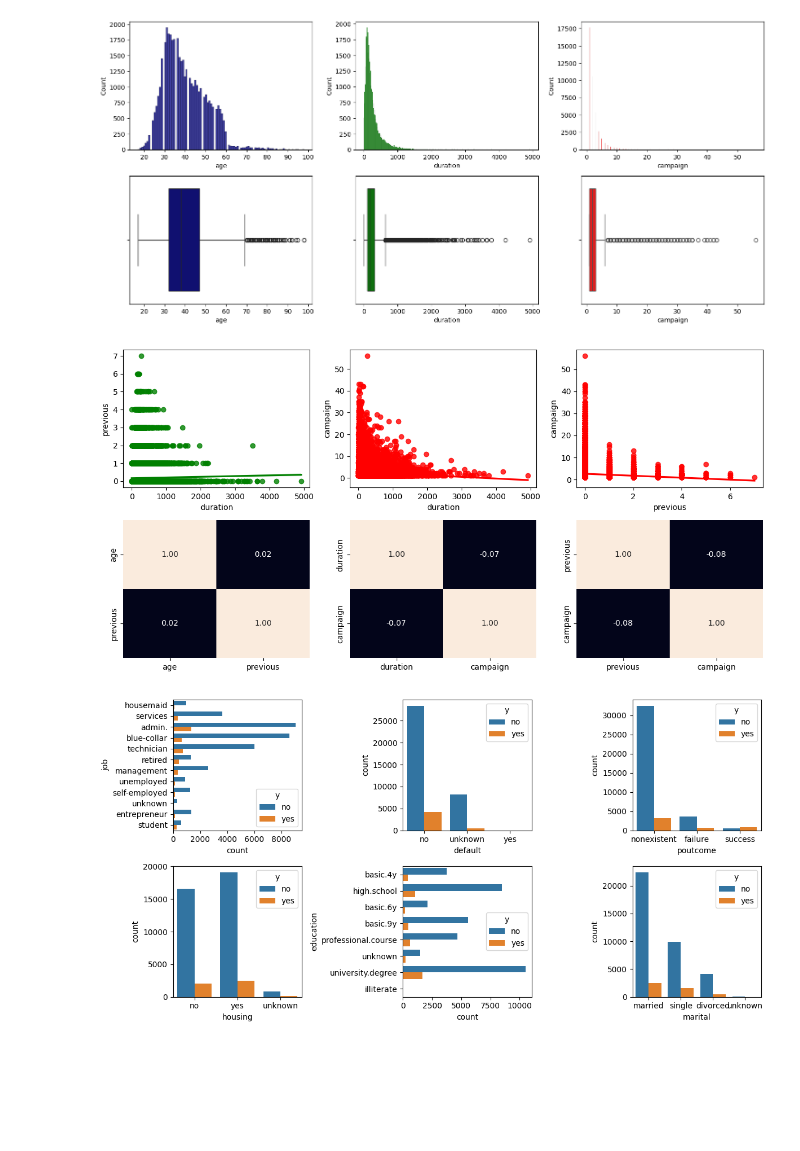
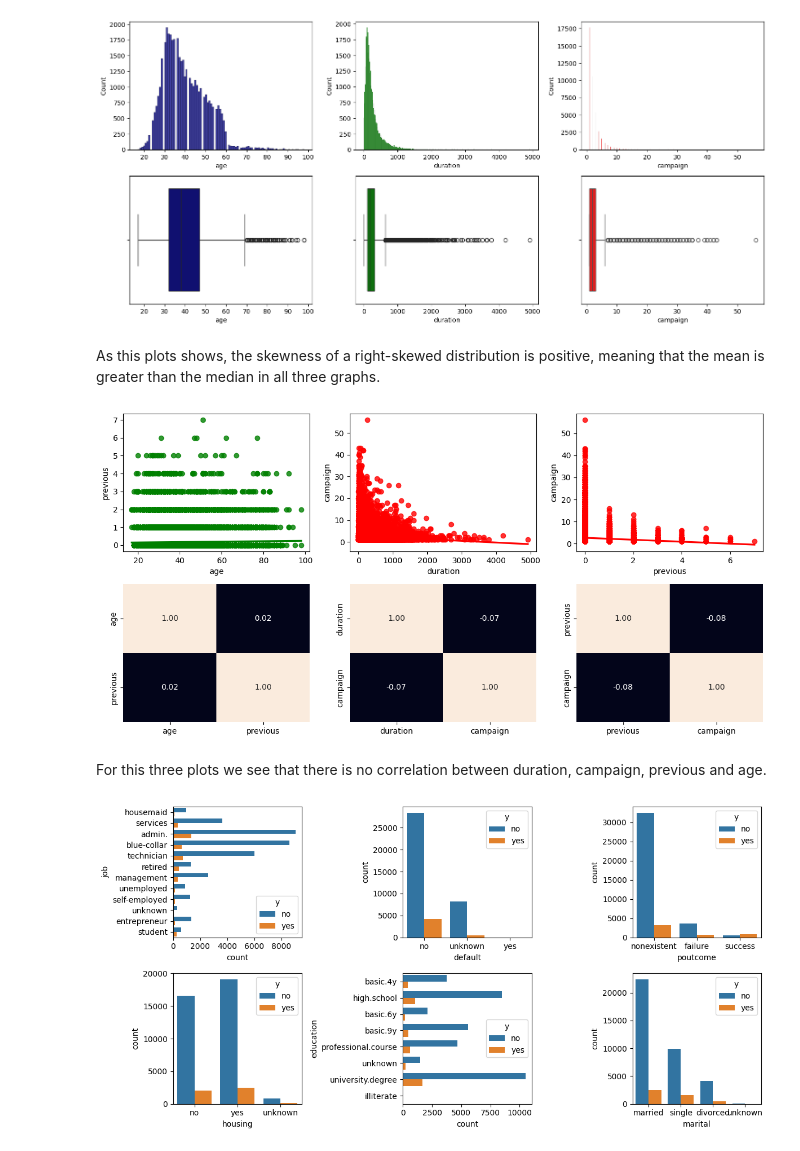
Before and after one commit to Elisag28/eda_2, a Jupyter notebook: src/explore.ipynb, the cells around one changed output. Drawn from its saved outputs; the diff is of its cells as text; code cells hidden in the pictures; blank space fills up the shorter version.

```diff
--- a/src/explore.ipynb
+++ b/src/explore.ipynb
@@ -90,23 +90,27 @@ plt.tight_layout()
 plt.show()
 # %% [output]
 [figure]
+# %% [markdown]
+As this plots shows, the skewness of a right-skewed distribution is positive, meaning that the mean is greater than the median in all three graphs.
 # %%
 #Numeric-numeric
 fig, axis = plt.subplots(2, 3, figsize = (12, 6))
 
-sns.regplot(ax = axis[0, 0], data = bank_ds, x = "duration", y = "previous", color='green')
+sns.regplot(ax = axis[0, 0], data = bank_ds, x = "age", y = "previous", color='green')
 sns.heatmap(bank_ds[["age", "previous"]].corr(), annot = True, fmt = ".2f", ax = axis[1, 0], cbar = False)
 
 sns.regplot(ax = axis[0, 1], data = bank_ds , x = "duration", y = "campaign", color='red')
 sns.heatmap(bank_ds[["duration", "campaign"]].corr(), annot = True, fmt = ".2f", ax = axis[1, 1], cbar = False)
 
 sns.regplot(ax = axis[0, 2], data = bank_ds , x = "previous", y = "campaign", color='red')
 sns.heatmap(bank_ds[["previous", "campaign"]].corr(), annot = True, fmt = ".2f", ax = axis[1, 2], cbar = False)
 
 plt.tight_layout()
 plt.show()
 # %% [output]
-[figure, old version]
+[figure, new version]
+# %% [markdown]
+For this three plots we see that there is no correlation between duration, campaign, previous and age.
 # %%
 
 #Categorical-categorical
```
Also changed, not shown: parts of 13 cells of this notebook.
